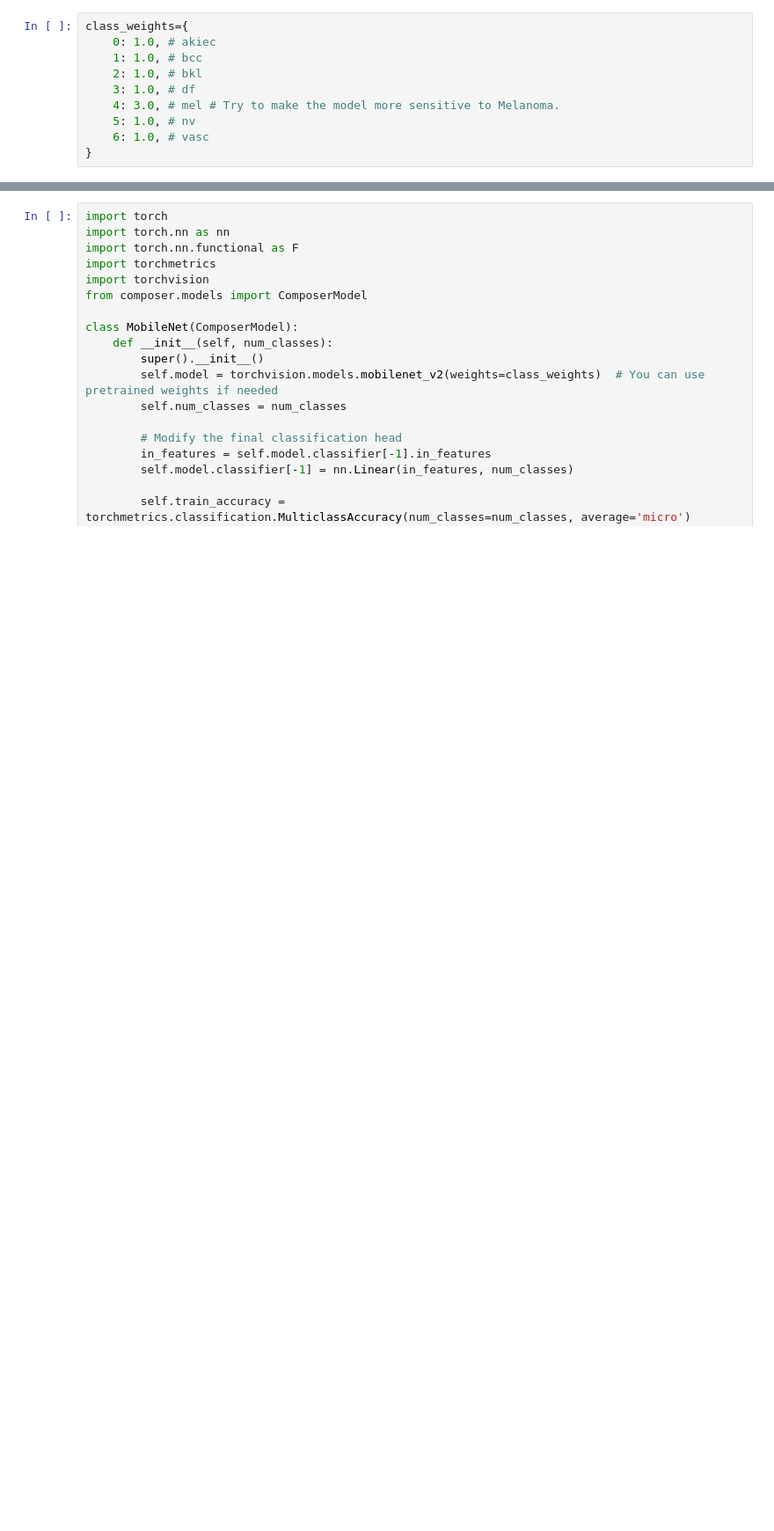
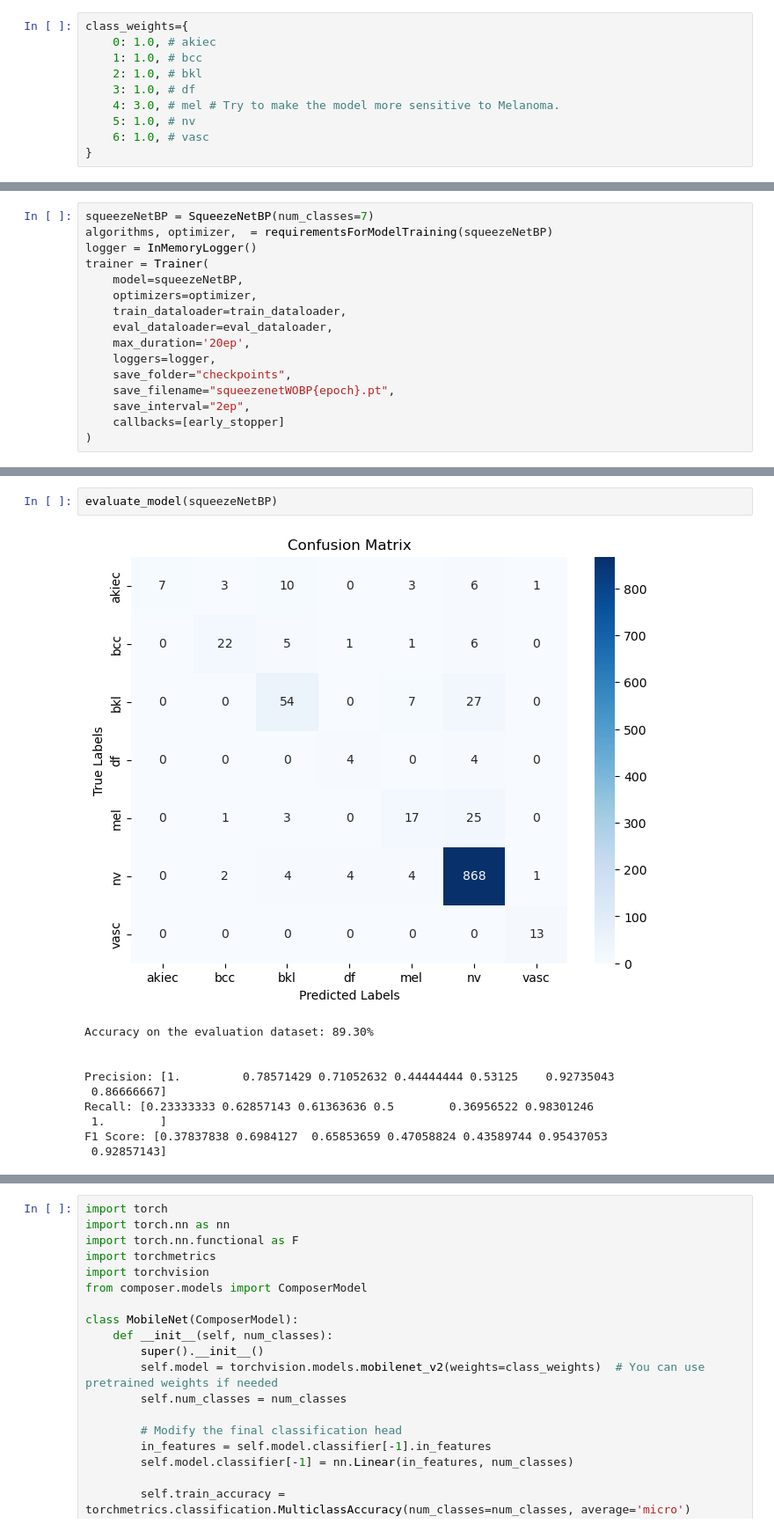
Before and after one commit to satyaram413/mosaic-ml-medical-analysis, a Jupyter notebook: mosaic-ml-melanoma-detection.ipynb, the cells around one changed output, grey strips where cells are left out. Shown at 88% size. Cells and saved outputs as stored; diff of their text form; blank space fills up the shorter version.

```diff
--- a/mosaic-ml-melanoma-detection.ipynb
+++ b/mosaic-ml-melanoma-detection.ipynb
@@ -1721,0 +1826,16 @@ class_weights={
+# %%
+squeezeNetBP = SqueezeNetBP(num_classes=7)
+algorithms, optimizer,  = requirementsForModelTraining(squeezeNetBP)
+logger = InMemoryLogger()
+trainer = Trainer(
+    model=squeezeNetBP,
+    optimizers=optimizer,
+    train_dataloader=train_dataloader,
+    eval_dataloader=eval_dataloader,
+    max_duration='20ep',
+    loggers=logger,
+    save_folder="checkpoints",
+    save_filename="squeezenetWOBP{epoch}.pt",
+    save_interval="2ep",
+    callbacks=[early_stopper]
+)
@@ -1721,0 +1857,13 @@ class_weights={
+# %%
+evaluate_model(squeezeNetBP)
+# %% [output]
+[figure, added]
+Accuracy on the evaluation dataset: 89.30%
+
+
+Precision: [1.         0.78571429 0.71052632 0.44444444 0.53125    0.92735043
+ 0.86666667]
+Recall: [0.23333333 0.62857143 0.61363636 0.5        0.36956522 0.98301246
+ 1.        ]
+F1 Score: [0.37837838 0.6984127  0.65853659 0.47058824 0.43589744 0.95437053
+ 0.92857143]
```
Also changed, not shown: parts of 41 cells of this notebook, 3 other files.
